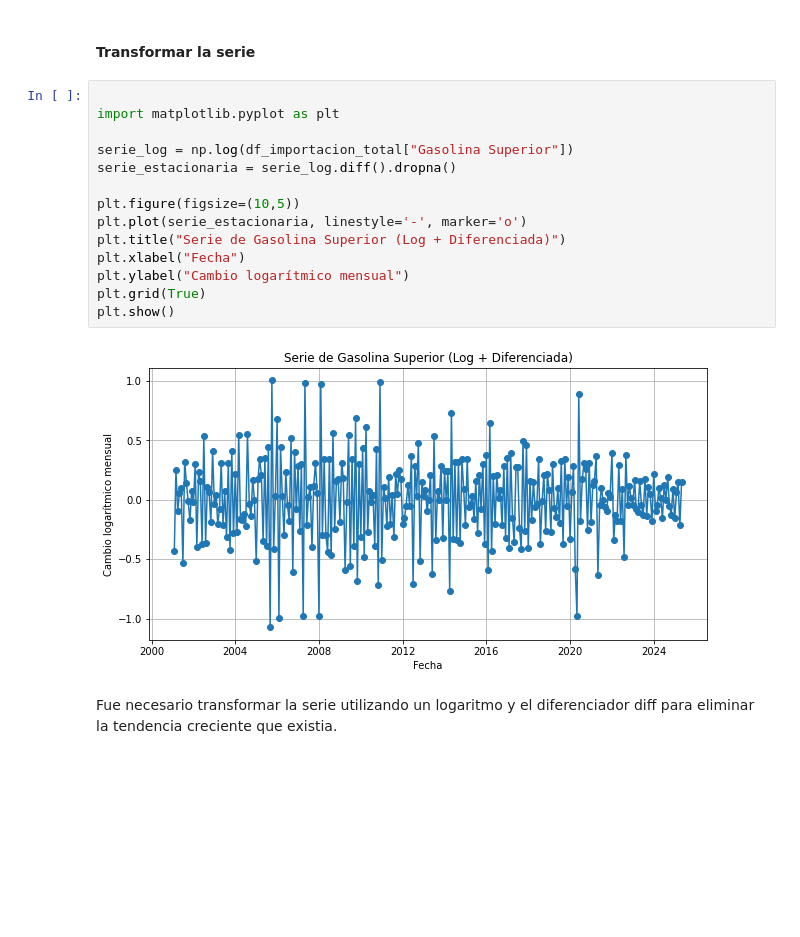
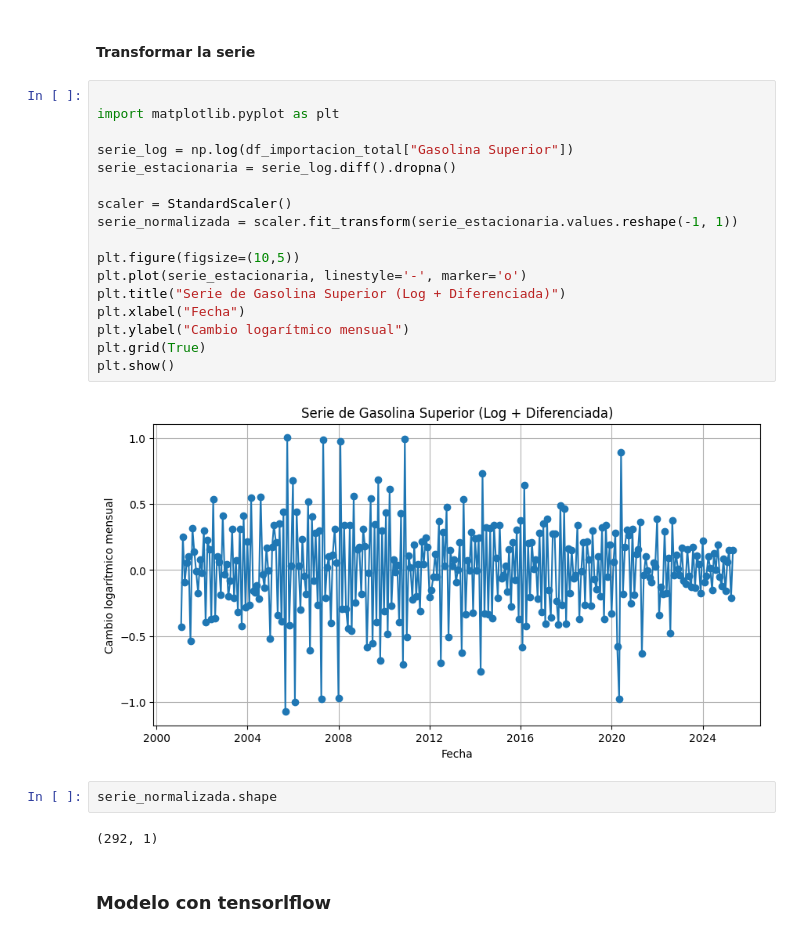
Before and after one commit to JPS4321/Lab2_DataScience, a Jupyter notebook: Series_Importacion_Superior.ipynb, the cells around one changed output. Saved outputs shown, nothing was run; the diff lists cells and outputs as text; blank space fills up the shorter version.

Commit message:
Modelos gasolina superior

```diff
--- a/Series_Importacion_Superior.ipynb
+++ b/Series_Importacion_Superior.ipynb
@@ -140,18 +152,25 @@ Con base en estos componentes, se concluye que la serie no es estacionaria en me
 # %%
 
 import matplotlib.pyplot as plt
 
 serie_log = np.log(df_importacion_total["Gasolina Superior"])
 serie_estacionaria = serie_log.diff().dropna()
+
+scaler = StandardScaler()
+serie_normalizada = scaler.fit_transform(serie_estacionaria.values.reshape(-1, 1))
 
 plt.figure(figsize=(10,5))
 plt.plot(serie_estacionaria, linestyle='-', marker='o')
 plt.title("Serie de Gasolina Superior (Log + Diferenciada)")
 plt.xlabel("Fecha")
 plt.ylabel("Cambio logarítmico mensual")
 plt.grid(True)
 plt.show()
 # %% [output]
-[figure, old version]
+[figure, new version]
-# %% [markdown]
-Fue necesario transformar la serie utilizando un logaritmo y el diferenciador diff para eliminar la tendencia creciente que existia.
+# %%
+serie_normalizada.shape
+# %% [output]
+(292, 1)
+# %% [markdown]
+### **Modelo con tensorlflow**
```
Also changed, not shown: parts of 30 cells of this notebook, 3 other files.
